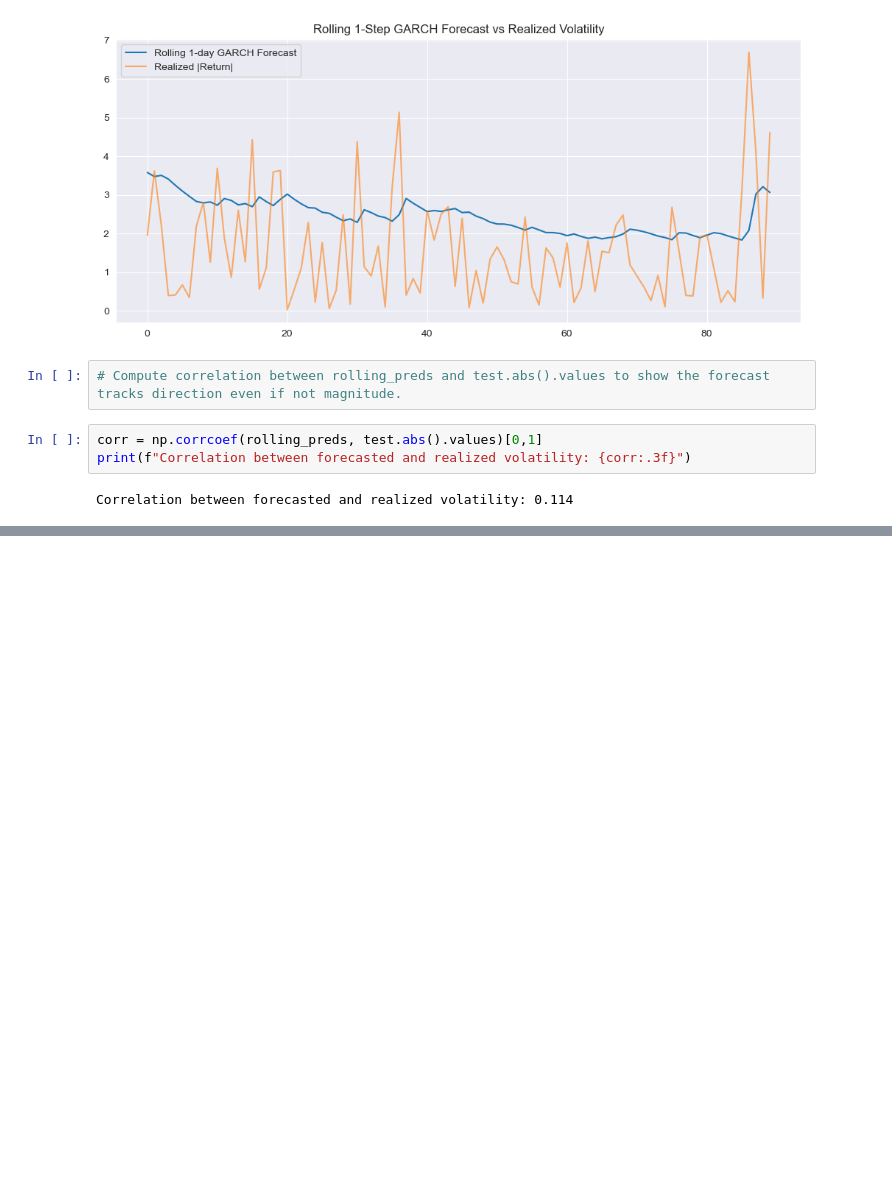
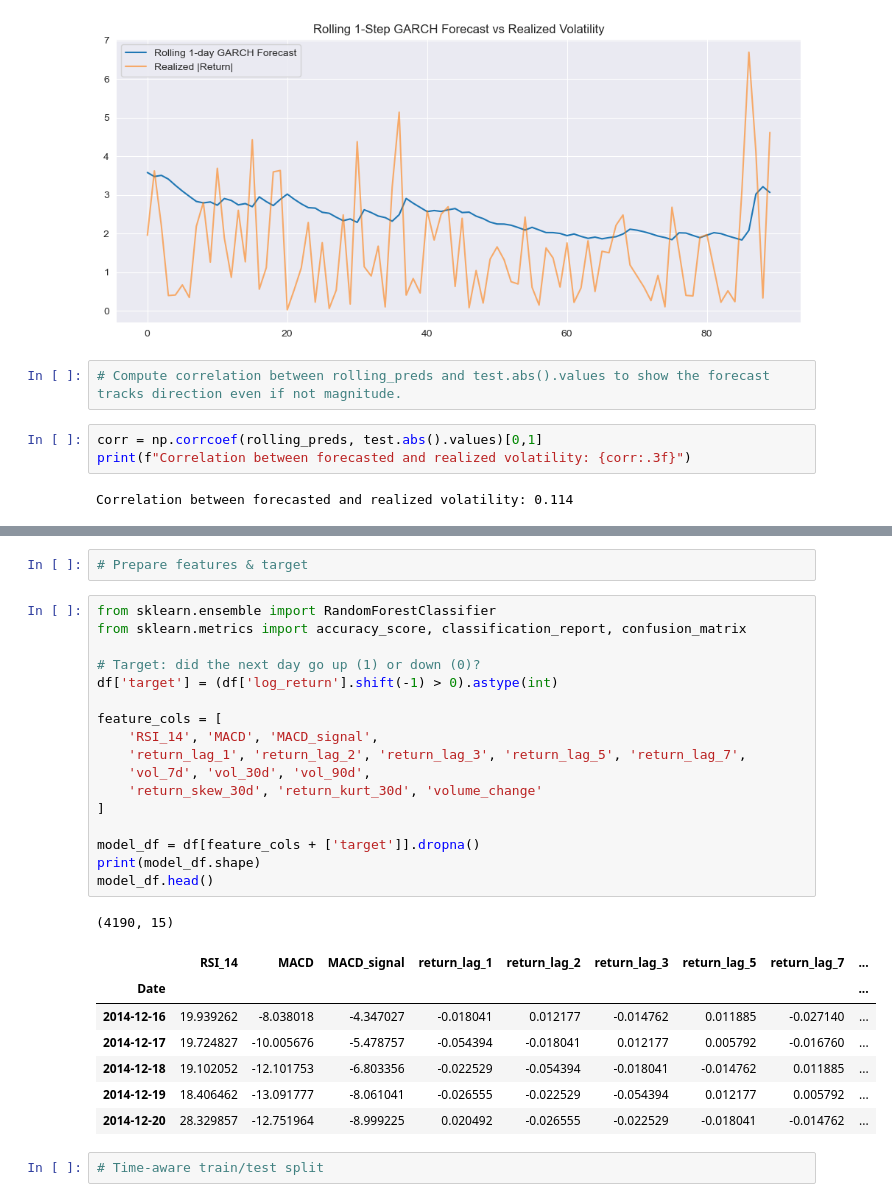
Before and after one commit to MADEKUOROYE/bitcoin-volatility-forecasting, a Jupyter notebook: notebooks/01_edabitcoin.ipynb, the cells around one changed output, grey strips where cells are left out. Drawn from its saved outputs; the diff is of its cells as text; blank space fills up the shorter version.

```diff
--- a/notebooks/01_edabitcoin.ipynb
+++ b/notebooks/01_edabitcoin.ipynb
@@ -351,0 +369,30 @@ git push
+# %%
+# Prepare features & target
+# %%
+from sklearn.ensemble import RandomForestClassifier
+from sklearn.metrics import accuracy_score, classification_report, confusion_matrix
+
+# Target: did the next day go up (1) or down (0)?
+df['target'] = (df['log_return'].shift(-1) > 0).astype(int)
+
+feature_cols = [
+    'RSI_14', 'MACD', 'MACD_signal',
+    'return_lag_1', 'return_lag_2', 'return_lag_3', 'return_lag_5', 'return_lag_7',
+    'vol_7d', 'vol_30d', 'vol_90d',
+    'return_skew_30d', 'return_kurt_30d', 'volume_change'
+]
+
+model_df = df[feature_cols + ['target']].dropna()
+print(model_df.shape)
+model_df.head()
+# %% [output]
+(4190, 15)
+|  | RSI_14 | MACD | MACD_signal | return_lag_1 | return_lag_2 | return_lag_3 | return_lag_5 | return_lag_7 | ... |
+| Date |  |  |  |  |  |  |  |  | ... |
+| 2014-12-16 | 19.939262 | -8.038018 | -4.347027 | -0.018041 | 0.012177 | -0.014762 | 0.011885 | -0.027140 | ... |
+| 2014-12-17 | 19.724827 | -10.005676 | -5.478757 | -0.054394 | -0.018041 | 0.012177 | 0.005792 | -0.016760 | ... |
+| 2014-12-18 | 19.102052 | -12.101753 | -6.803356 | -0.022529 | -0.054394 | -0.018041 | -0.014762 | 0.011885 | ... |
+| 2014-12-19 | 18.406462 | -13.091777 | -8.061041 | -0.026555 | -0.022529 | -0.054394 | 0.012177 | 0.005792 | ... |
+| 2014-12-20 | 28.329857 | -12.751964 | -8.999225 | 0.020492 | -0.026555 | -0.022529 | -0.018041 | -0.014762 | ... |
+# %%
+# Time-aware train/test split
```
Also changed, not shown: parts of 9 cells of this notebook.
